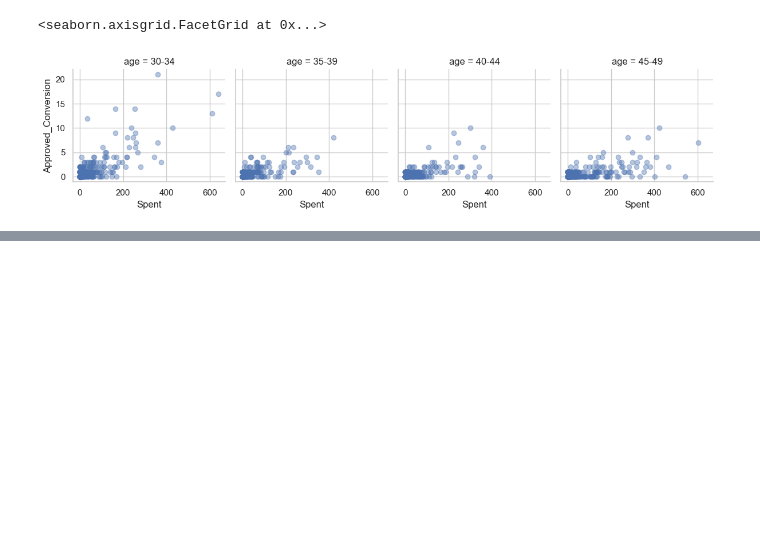
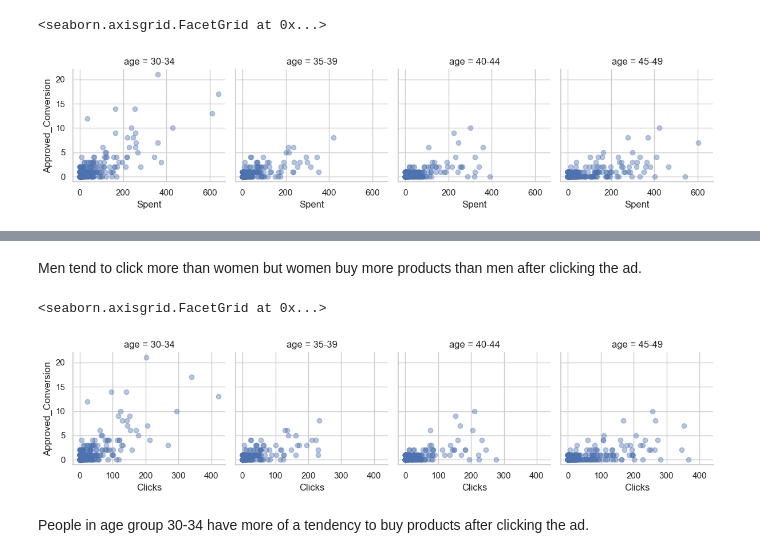
Before and after one commit to joela03/Marketing-EDA, a Jupyter notebook: marketing_eda.ipynb, the cells around one changed output, grey strips where cells are left out. Saved outputs shown, nothing was run; the diff lists cells and outputs as text; code cells hidden in the pictures; blank space fills up the shorter version.

```diff
--- a/marketing_eda.ipynb
+++ b/marketing_eda.ipynb
@@ -310,0 +338,11 @@ g.add_legend()
+# %% [markdown]
+Men tend to click more than women but women buy more products than men after clicking the ad.
+# %%
+g = sns.FacetGrid(df, col="age")
+g.map(plt.scatter, "Clicks", "Approved_Conversion", alpha=.4)
+g.add_legend()
+# %% [output]
+<seaborn.axisgrid.FacetGrid at 0x...>
+[figure, added]
+# %% [markdown]
+People in age group 30-34 have more of a tendency to buy products after clicking the ad.
```
Also changed, not shown: parts of 5 cells of this notebook.
